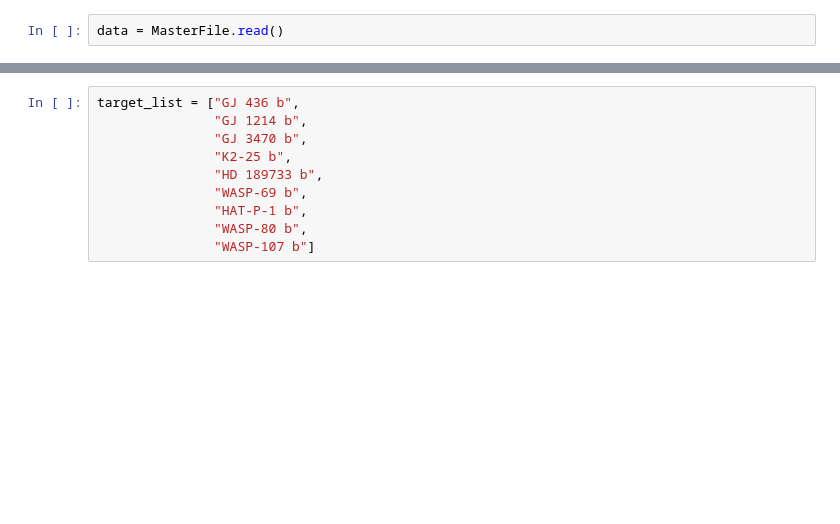
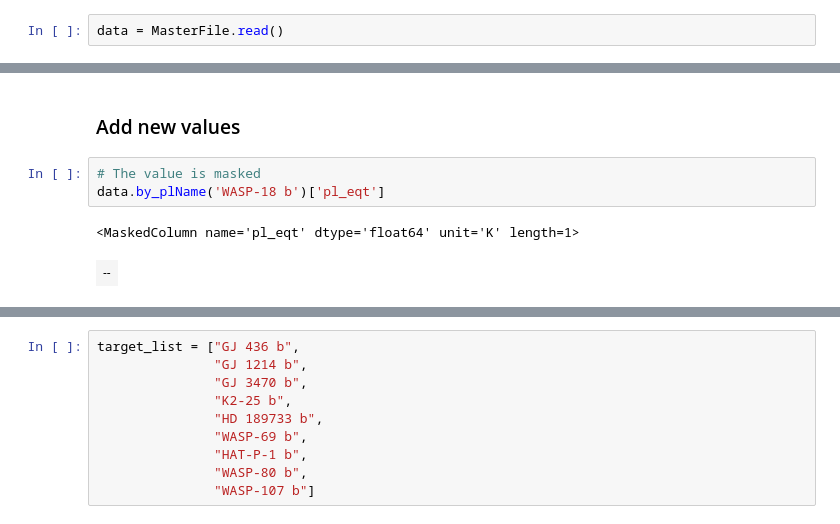
Before and after one commit to AntoineDarveau/transit_prediction, a Jupyter notebook: Edit_table.ipynb, the cells around one changed output, grey strips where cells are left out. Drawn from its saved outputs; the diff is of its cells as text; blank space fills up the shorter version.

```diff
--- a/Edit_table.ipynb
+++ b/Edit_table.ipynb
@@ -14,0 +8,8 @@ MasterFile masked=True length=1
+# %% [markdown]
+### Add new values
+# %%
+# The value is masked
+data.by_plName('WASP-18 b')['pl_eqt']
+# %% [output]
+<MaskedColumn name='pl_eqt' dtype='float64' unit='K' length=1>
+| -- |
```
Also changed, not shown: parts of 9 cells of this notebook, 1 other file.
